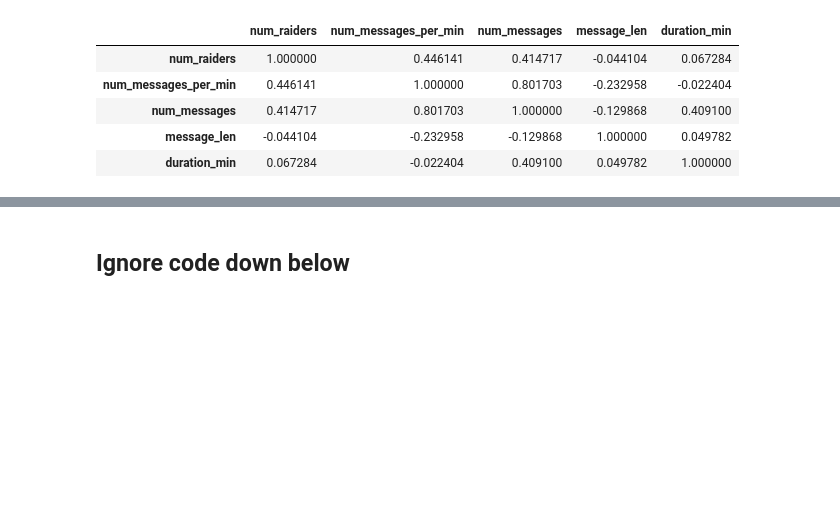
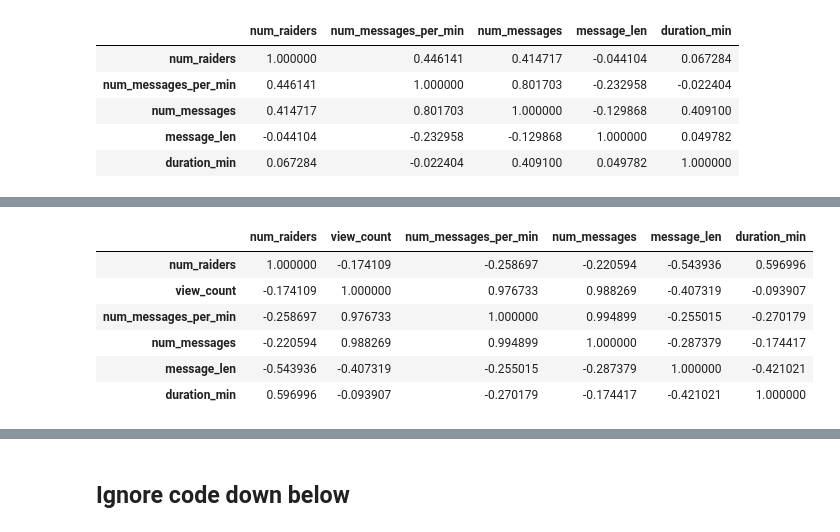
Before and after one commit to pearl-yu/twitch_project, a Jupyter notebook: raid_data_exploration.ipynb, the cells around one changed output, grey strips where cells are left out. Cells and saved outputs as stored; diff of their text form; code cells hidden in the pictures; blank space fills up the shorter version.

```diff
--- a/raid_data_exploration.ipynb
+++ b/raid_data_exploration.ipynb
@@ -282,0 +299,13 @@ features_vid_df_lag_raid[['num_raiders','num_messages_per_min','num_messages','m
+# %%
+#temp = features_vid_df_lag_raid.drop(features_vid_df_lag_raid['num_raiders'].idxmax())
+temp = features_vid_df_lag_raid[features_vid_df_lag_raid.num_raiders < features_vid_df_lag_raid.num_raiders.quantile(.95)]
+temp = temp[temp['num_raiders'] != 0 ]
+temp[['num_raiders','view_count','num_messages_per_min','num_messages','message_len','duration_min']].corr()
+# %% [output]
+|  | num_raiders | view_count | num_messages_per_min | num_messages | message_len | duration_min |
+| num_raiders | 1.000000 | -0.174109 | -0.258697 | -0.220594 | -0.543936 | 0.596996 |
+| view_count | -0.174109 | 1.000000 | 0.976733 | 0.988269 | -0.407319 | -0.093907 |
+| num_messages_per_min | -0.258697 | 0.976733 | 1.000000 | 0.994899 | -0.255015 | -0.270179 |
+| num_messages | -0.220594 | 0.988269 | 0.994899 | 1.000000 | -0.287379 | -0.174417 |
+| message_len | -0.543936 | -0.407319 | -0.255015 | -0.287379 | 1.000000 | -0.421021 |
+| duration_min | 0.596996 | -0.093907 | -0.270179 | -0.174417 | -0.421021 | 1.000000 |
```
Also changed, not shown: parts of 3 cells of this notebook.
